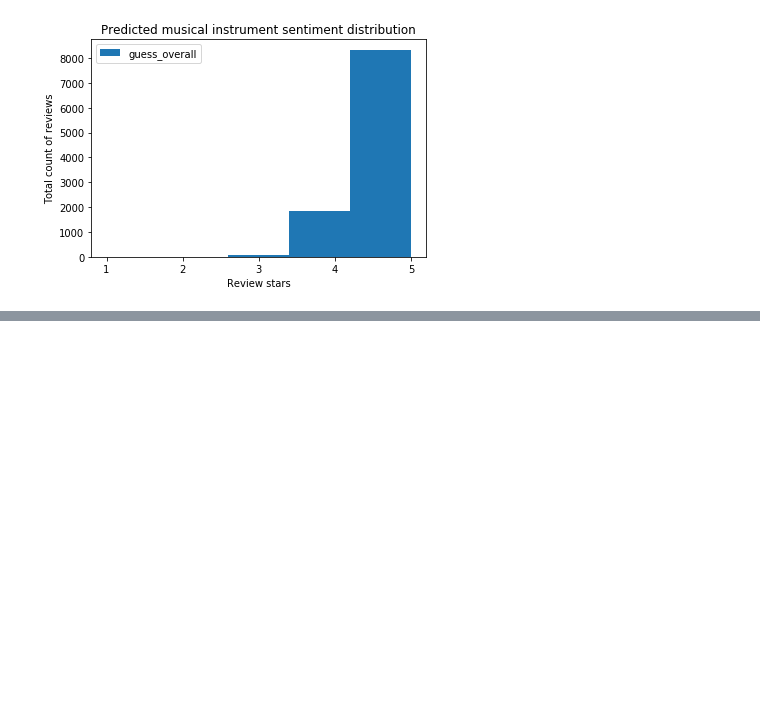
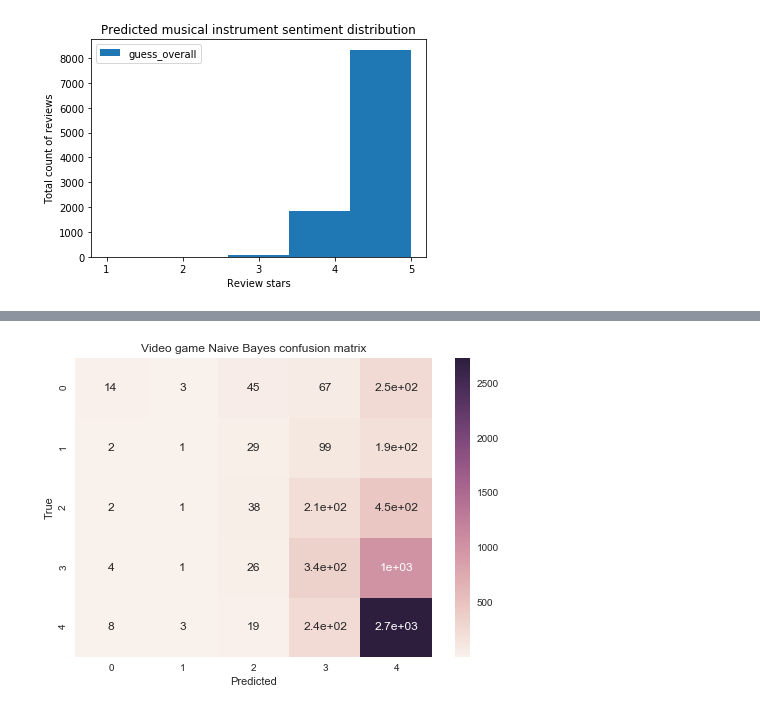
Before and after one commit to heatherThida2/Amazon-SentimentalAnalysis, a Jupyter notebook: sentiment-analysis--amazon_commented.ipynb, the cells around one changed output, grey strips where cells are left out. Cells and saved outputs as stored; diff of their text form; code cells hidden in the pictures; blank space fills up the shorter version.

```diff
--- a/sentiment-analysis--amazon_commented.ipynb
+++ b/sentiment-analysis--amazon_commented.ipynb
@@ -655,0 +673,12 @@ plt.show()
+# %%
+y_true = vg_test_nb_df['overall']
+y_predict = vg_test_nb_df['guess_overall']
+
+vg_lf_cm = confusion_matrix(y_true, y_predict)
+hmap = sb.heatmap(vg_lf_cm, annot=True)
+hmap.set_xlabel("Predicted")
+hmap.set_ylabel("True")
+hmap.set_title("Video game Naive Bayes confusion matrix")
+plt.show()
+# %% [output]
+[figure, added]
```
Also changed, not shown: parts of 4 cells of this notebook.
